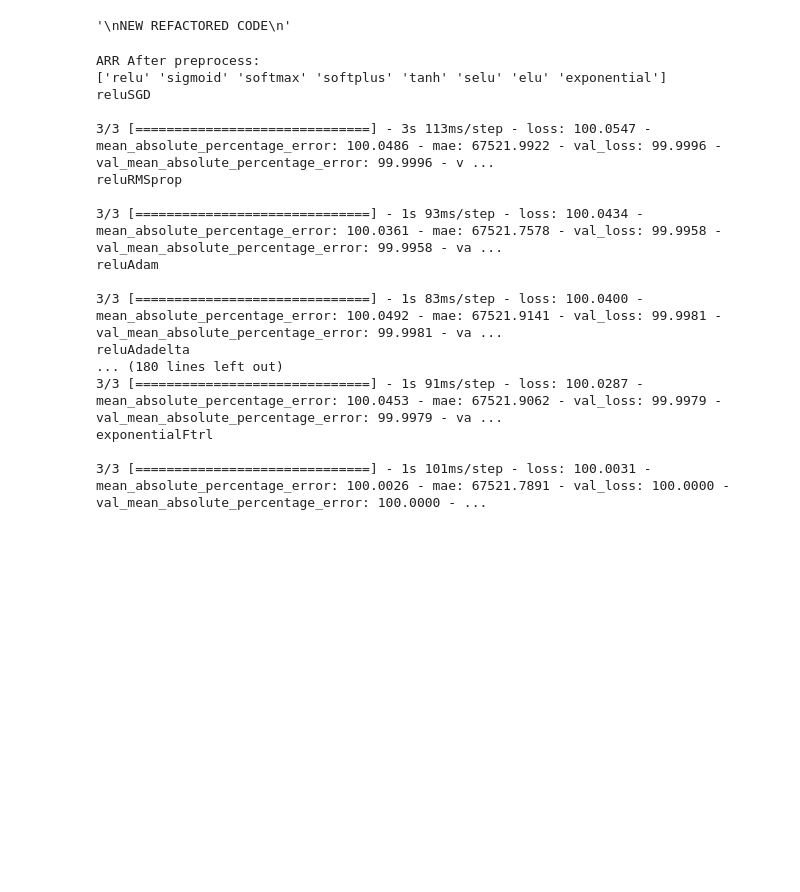
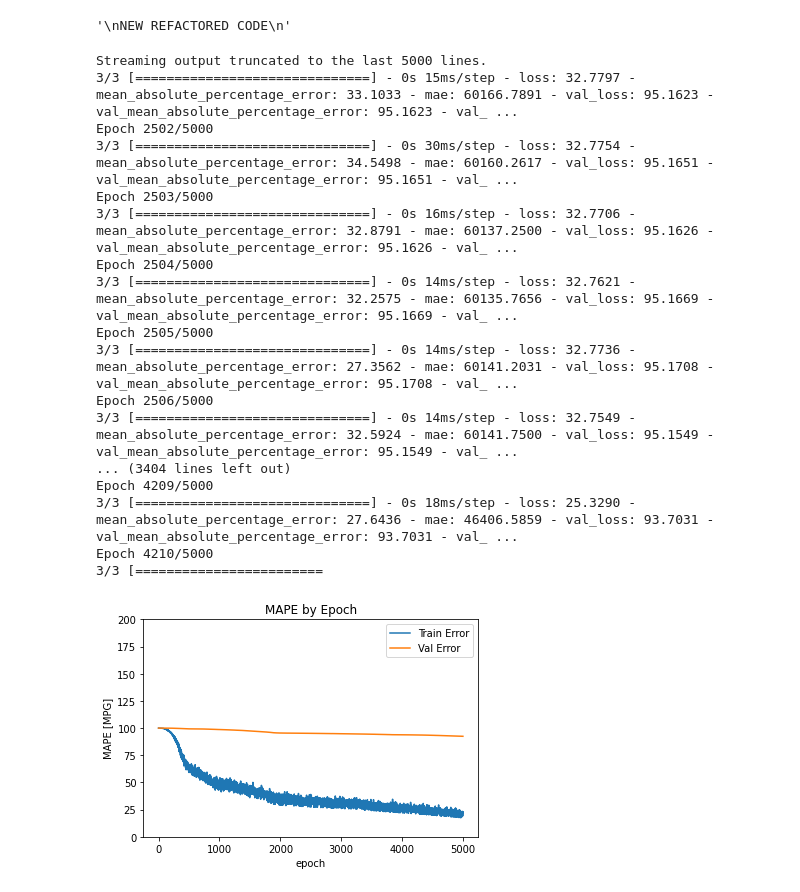
Before and after one commit to BrandonCay/-DSP-performance-prediction, a Jupyter notebook: DSP_performance_prediction.ipynb, the cells around one changed output. Drawn from its saved outputs; the diff is of its cells as text; code cells hidden in the pictures; blank space fills up the shorter version.

```diff
--- a/DSP_performance_prediction.ipynb
+++ b/DSP_performance_prediction.ipynb
@@ -841,23 +843,24 @@ def getHistoriesOfAllModelCombinations():
   histories = HistoryCollectorObj.collectHistories()
 
   return histories
-# %%
-histories = getHistoriesOfAllModelCombinations()
-# %% [output]
-ARR After preprocess:
-['relu' 'sigmoid' 'softmax' 'softplus' 'tanh' 'selu' 'elu' 'exponential']
-reluSGD
-
-3/3 [==============================] - 3s 113ms/step - loss: 100.0547 - mean_absolute_percentage_error: 100.0486 - mae: 67521.9922 - val_loss: 99.9996 - val_mean_absolute_percentage_error: 99.9996 - v ...
-reluRMSprop
-
-3/3 [==============================] - 1s 93ms/step - loss: 100.0434 - mean_absolute_percentage_error: 100.0361 - mae: 67521.7578 - val_loss: 99.9958 - val_mean_absolute_percentage_error: 99.9958 - va ...
-reluAdam
-
-3/3 [==============================] - 1s 83ms/step - loss: 100.0400 - mean_absolute_percentage_error: 100.0492 - mae: 67521.9141 - val_loss: 99.9981 - val_mean_absolute_percentage_error: 99.9981 - va ...
-reluAdadelta
-... (180 lines left out)
-3/3 [==============================] - 1s 91ms/step - loss: 100.0287 - mean_absolute_percentage_error: 100.0453 - mae: 67521.9062 - val_loss: 99.9979 - val_mean_absolute_percentage_error: 99.9979 - va ...
-exponentialFtrl
-
-3/3 [==============================] - 1s 101ms/step - loss: 100.0031 - mean_absolute_percentage_error: 100.0026 - mae: 67521.7891 - val_loss: 100.0000 - val_mean_absolute_percentage_error: 100.0000 - ...
+# %%
+runOne()
+# %% [output]
+Streaming output truncated to the last 5000 lines.
+3/3 [==============================] - 0s 15ms/step - loss: 32.7797 - mean_absolute_percentage_error: 33.1033 - mae: 60166.7891 - val_loss: 95.1623 - val_mean_absolute_percentage_error: 95.1623 - val_ ...
+Epoch 2502/5000
+3/3 [==============================] - 0s 30ms/step - loss: 32.7754 - mean_absolute_percentage_error: 34.5498 - mae: 60160.2617 - val_loss: 95.1651 - val_mean_absolute_percentage_error: 95.1651 - val_ ...
+Epoch 2503/5000
+3/3 [==============================] - 0s 16ms/step - loss: 32.7706 - mean_absolute_percentage_error: 32.8791 - mae: 60137.2500 - val_loss: 95.1626 - val_mean_absolute_percentage_error: 95.1626 - val_ ...
+Epoch 2504/5000
+3/3 [==============================] - 0s 14ms/step - loss: 32.7621 - mean_absolute_percentage_error: 32.2575 - mae: 60135.7656 - val_loss: 95.1669 - val_mean_absolute_percentage_error: 95.1669 - val_ ...
+Epoch 2505/5000
+3/3 [==============================] - 0s 14ms/step - loss: 32.7736 - mean_absolute_percentage_error: 27.3562 - mae: 60141.2031 - val_loss: 95.1708 - val_mean_absolute_percentage_error: 95.1708 - val_ ...
+Epoch 2506/5000
+3/3 [==============================] - 0s 14ms/step - loss: 32.7549 - mean_absolute_percentage_error: 32.5924 - mae: 60141.7500 - val_loss: 95.1549 - val_mean_absolute_percentage_error: 95.1549 - val_ ...
+... (3404 lines left out)
+Epoch 4209/5000
+3/3 [==============================] - 0s 18ms/step - loss: 25.3290 - mean_absolute_percentage_error: 27.6436 - mae: 46406.5859 - val_loss: 93.7031 - val_mean_absolute_percentage_error: 93.7031 - val_ ...
+Epoch 4210/5000
+3/3 [========================
+[figure, added]
```
Also changed, not shown: parts of 21 cells of this notebook.
